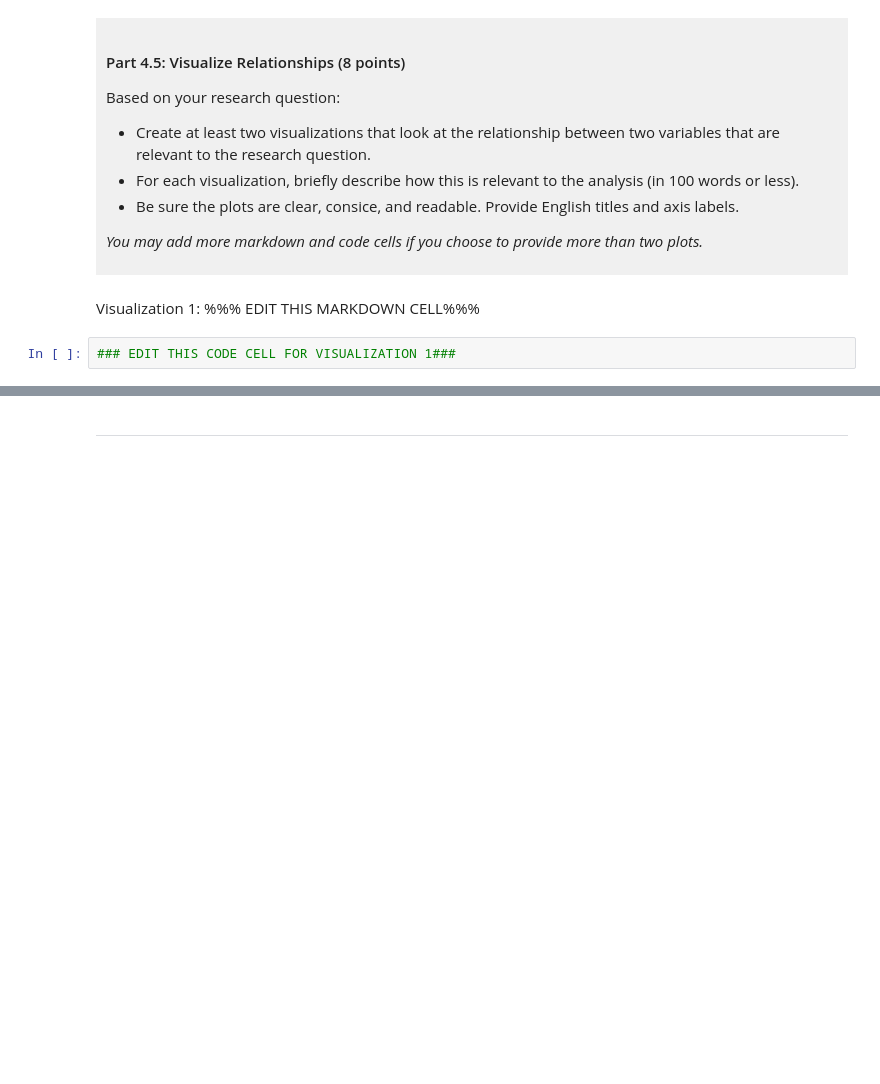
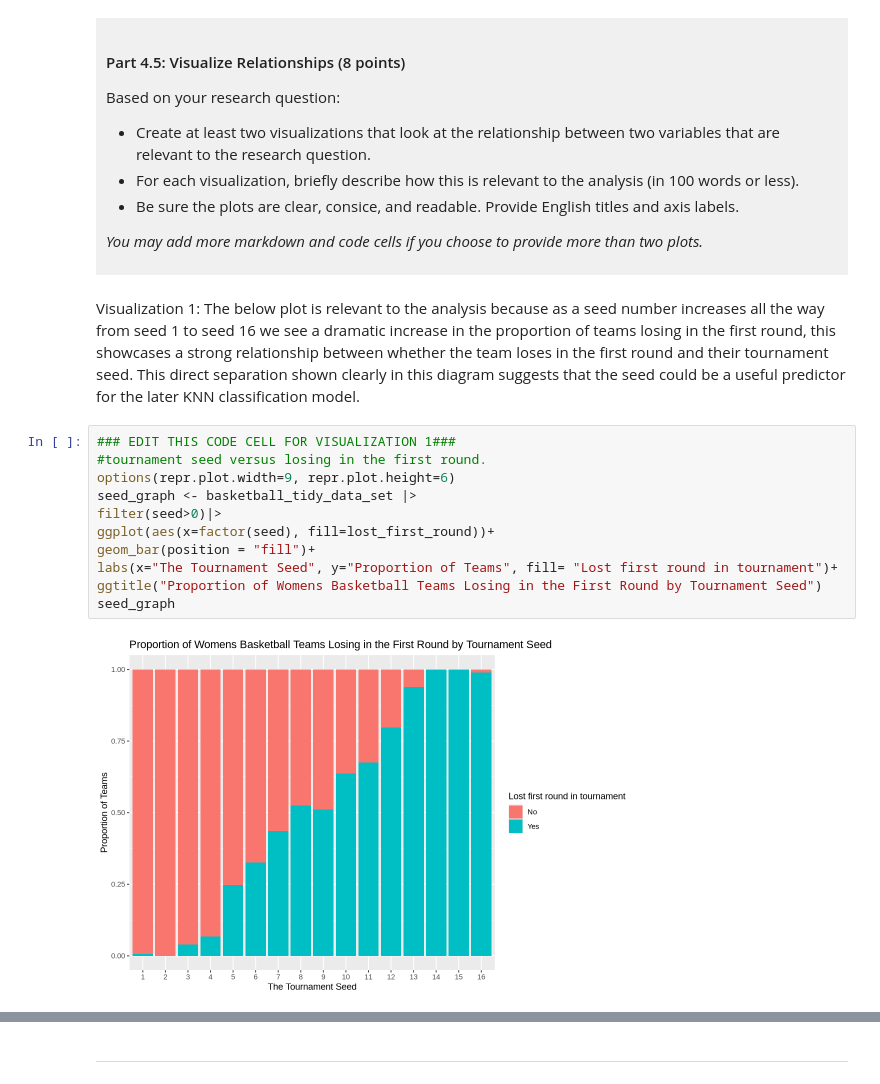
Before and after one commit to amika-s/dsci-100-project-amika-snow, a Jupyter notebook: dsci-100-project-notebook.ipynb, the cells around one changed output, grey strips where cells are left out. Saved outputs shown, nothing was run; the diff lists cells and outputs as text; blank space fills up the shorter version.

```diff
--- a/dsci-100-project-notebook.ipynb
+++ b/dsci-100-project-notebook.ipynb
@@ -329,7 +419,18 @@ Based on your research question:
 *You may add more markdown and code cells if you choose to provide more than two plots.*
 </div>
 # %% [markdown]
-Visualization 1: %%% EDIT THIS MARKDOWN CELL%%%
+Visualization 1: The below plot is relevant to the analysis because as a seed number increases all the way from seed 1 to seed 16 we see a dramatic increase in the proportion of teams losing in the first round, this showcases a strong relationship between whether the team loses in the first round and their tournament seed. This direct separation shown clearly in this diagram suggests that the seed could be a useful predictor for the later KNN classification model.
 # %%
 ### EDIT THIS CODE CELL FOR VISUALIZATION 1###
+#tournament seed versus losing in the first round.
+options(repr.plot.width=9, repr.plot.height=6)
+seed_graph <- basketball_tidy_data_set |>
+filter(seed>0)|>
+ggplot(aes(x=factor(seed), fill=lost_first_round))+
+geom_bar(position = "fill")+
+labs(x="The Tournament Seed", y="Proportion of Teams", fill= "Lost first round in tournament")+
+ggtitle("Proportion of Womens Basketball Teams Losing in the First Round by Tournament Seed")
+seed_graph
+# %% [output]
+[figure, added]
 # %% [markdown]
```
Also changed, not shown: parts of 12 cells of this notebook.
